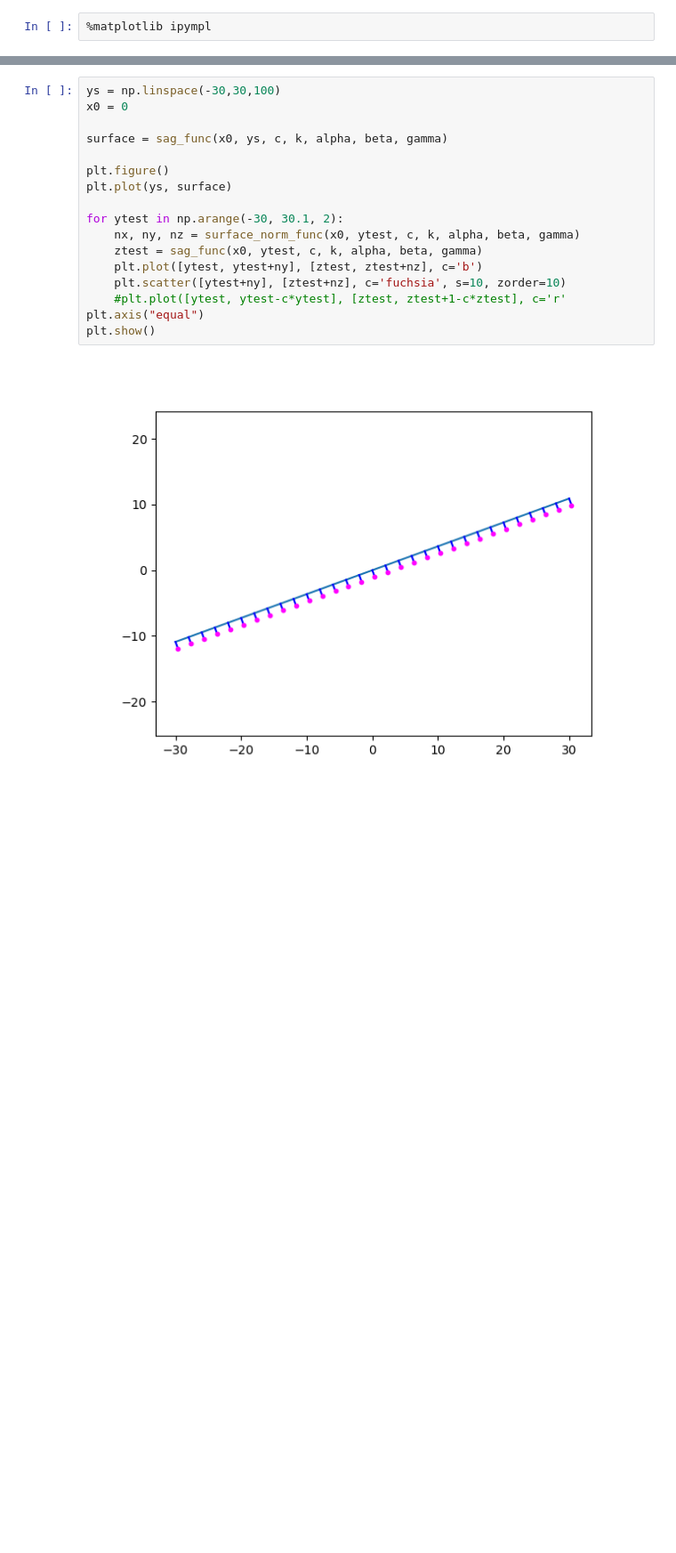
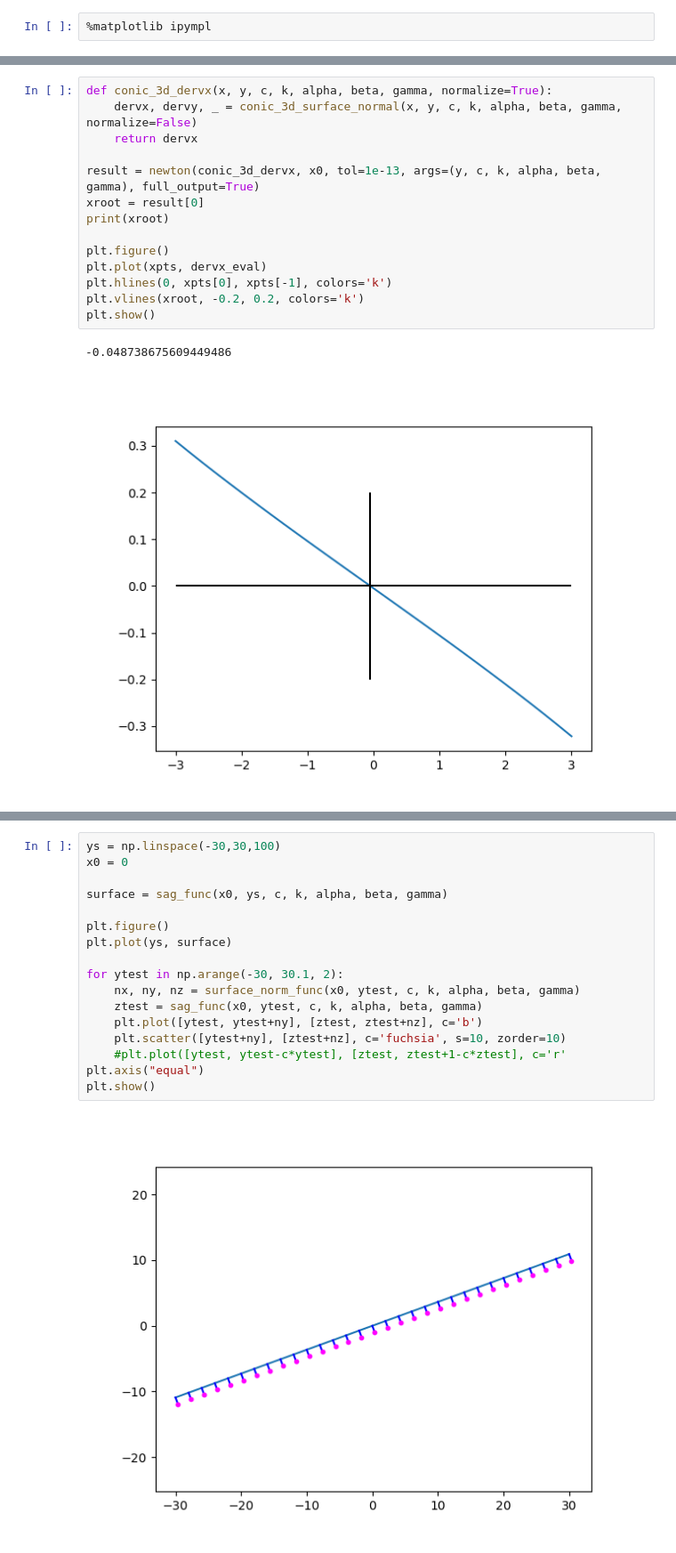
Before and after one commit to ellenle3/ifugen, a Jupyter notebook: python/surface_generator.ipynb, the cells around one changed output, grey strips where cells are left out. Shown at 89% size. Drawn from its saved outputs; the diff is of its cells as text; blank space fills up the shorter version.

```diff
--- a/python/surface_generator.ipynb
+++ b/python/surface_generator.ipynb
@@ -32,3 +33,20 @@ conic_3d_transfer(xt, yt, l, m, n, 1/40, -0.9, 4, 6, -9)
+# %%
+def conic_3d_dervx(x, y, c, k, alpha, beta, gamma, normalize=True):
+    dervx, dervy, _ = conic_3d_surface_normal(x, y, c, k, alpha, beta, gamma, normalize=False)
+    return dervx
+
+result = newton(conic_3d_dervx, x0, tol=1e-13, args=(y, c, k, alpha, beta, gamma), full_output=True)
+xroot = result[0]
+print(xroot)
+
+plt.figure()
+plt.plot(xpts, dervx_eval)
+plt.hlines(0, xpts[0], xpts[-1], colors='k')
+plt.vlines(xroot, -0.2, 0.2, colors='k')
+plt.show()
+# %% [output]
+-0.048738675609449486
+[figure, added]
 # %%
 sag_func = tilted_plane_sag
 surface_norm_func = tilted_plane_surface_normal
```
Also changed, not shown: parts of 9 cells of this notebook, 9 other files.
